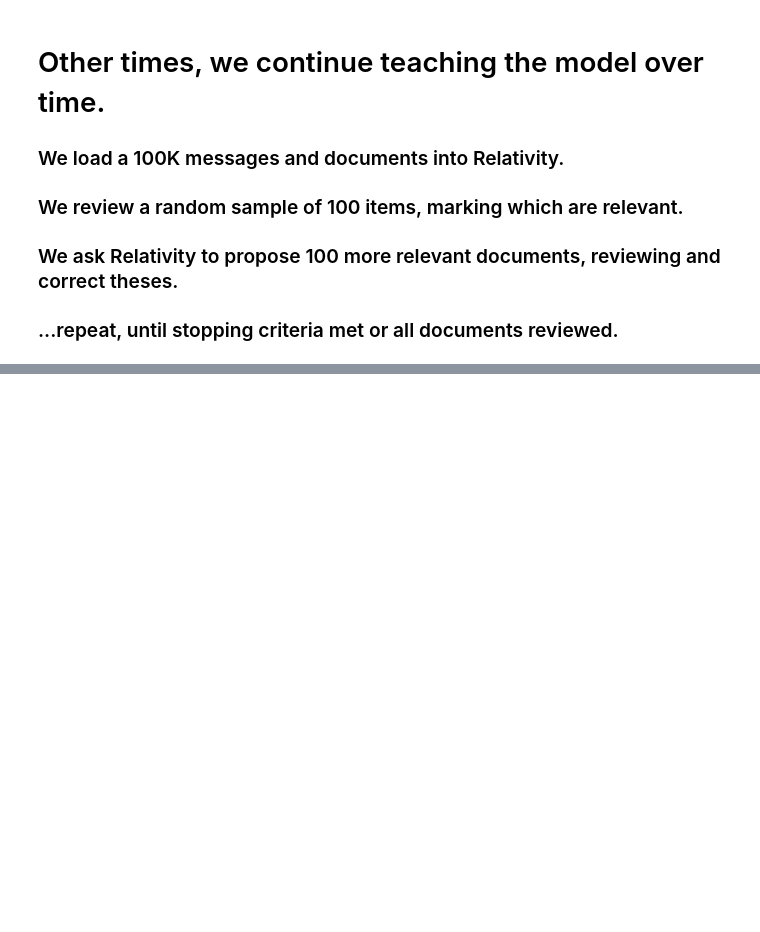
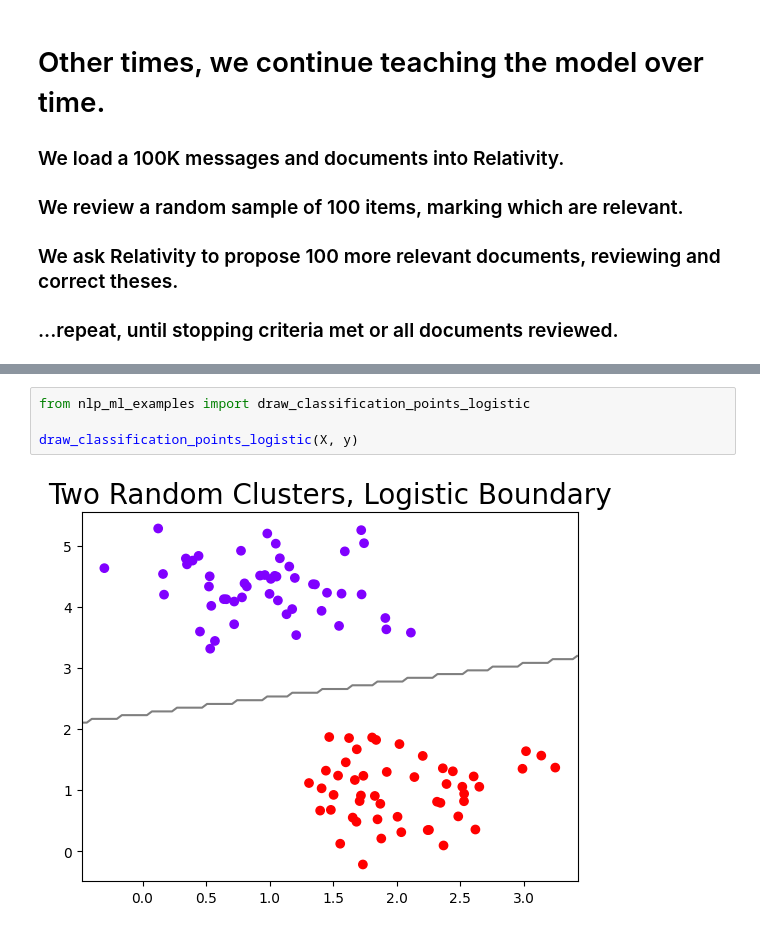
Before and after one commit to mjbommar/msu-ediscovery-nlp-ml, a Jupyter notebook: notebooks/ml_nlp_for_ediscovery.ipynb, the cells around one changed output, grey strips where cells are left out. Cells and saved outputs as stored; diff of their text form; blank space fills up the shorter version.

```diff
--- a/notebooks/ml_nlp_for_ediscovery.ipynb
+++ b/notebooks/ml_nlp_for_ediscovery.ipynb
@@ -500,0 +538,6 @@ token_similarity_df.sort_values("similarity", ascending=False)
+# %%
+from nlp_ml_examples import draw_classification_points_logistic
+
+draw_classification_points_logistic(X, y)
+# %% [output]
+[figure, added]
```
Also changed, not shown: parts of 18 cells of this notebook, 1 other file.
